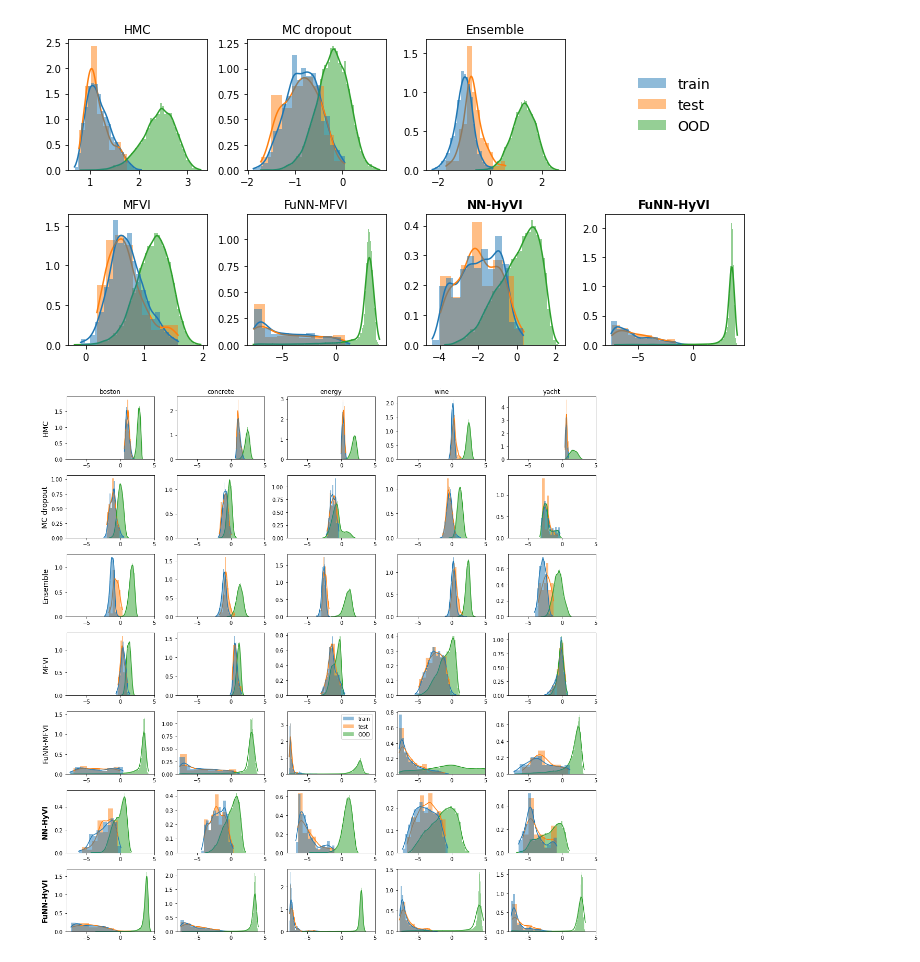
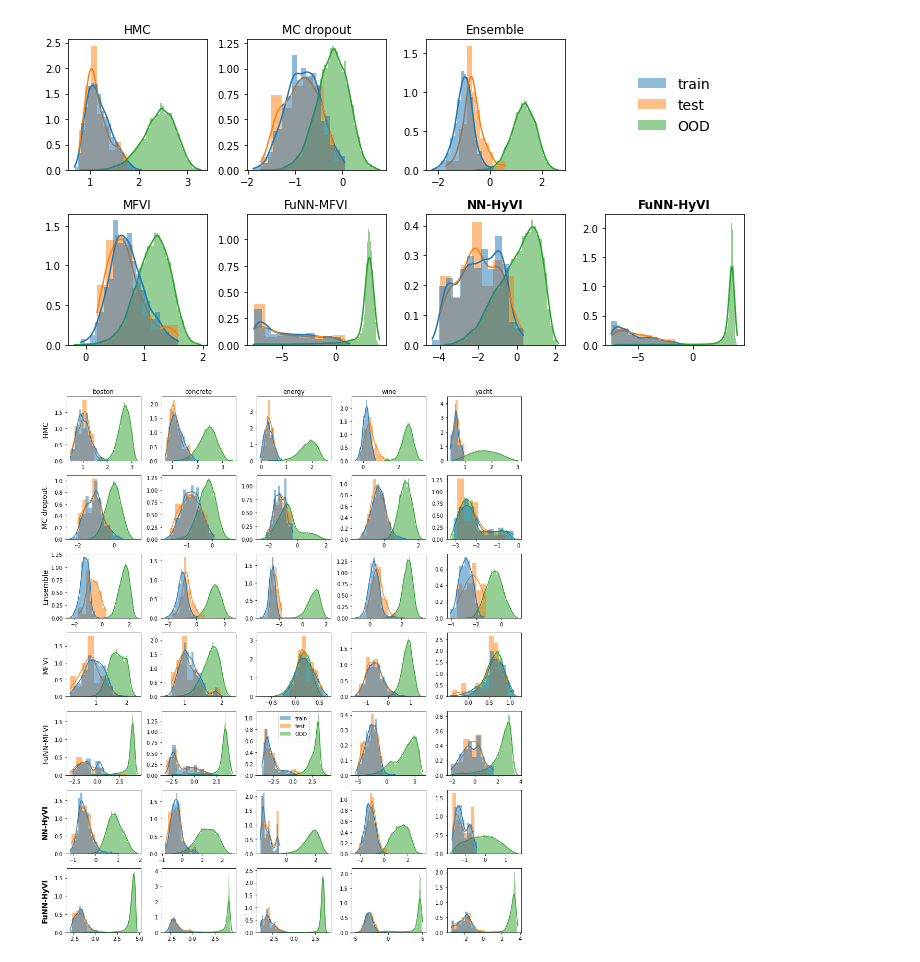
Before and after one commit to yannpequignot/IVISpaces, a Jupyter notebook: Notebooks/ICML_Exp1.ipynb, the cells around one changed output. Saved outputs shown, nothing was run; the diff lists cells and outputs as text; code cells hidden in the pictures.

```diff
--- a/Notebooks/ICML_Exp1.ipynb
+++ b/Notebooks/ICML_Exp1.ipynb
@@ -56,3 +56,13 @@ datasets, methods
   'FuNN-MFVI',
   'NN-HyVI',
   'FuNN-HyVI'])
+# %%
+methods_=['MC dropout','Ensemble','MFVI', 'FuNN-MFVI', 'NN-HyVI', 'FuNN-HyVI']
+times={}
+for dataset in datasets:
+    times.update({dataset:{}})
+    for method in methods_:
+        ts=[]
+        for split in MODELS[dataset]:
+            ts.append(split[1][method][2])
+        times[dataset].update({method:np.mean(ts)})
@@ -1315,10 +1340,10 @@ parameters = {'axes.labelsize':14,
               'ytick.labelsize' : 10,
               'figure.titlesize':14}
 plt.rcParams.update(parameters)
-Hs=torch.load(path+'_epist_H_10k.pt')
+Hs=torch.load(path+'_epist_VAR_10k.pt')
 n_datasets=len(datasets)
 n_methods=len(methods)
-fig,ax=plt.subplots(n_methods,n_datasets,figsize=(15,15),squeeze=False)
+fig,ax=plt.subplots(n_methods,n_datasets,figsize=(13,15),squeeze=False)
 
 data_type=['train','test', 'OOD']
 #data_type=['train+test', 'OOD']
@@ -1331,42 +1356,50 @@ for dataset in datasets:
     m=0
     max_var=[]
     ax[m,d].set_title(dataset)
+    H_dataset=[]
     for method in methods:
         H_=Hs[dataset][method][split]
         H=[H_[0],H_[1], H_[2]]
-
+        H_dataset.append(torch.cat(H))
         #for i in range(len(H)):
         #data=pd.DataFrame([pd.DataFrame(H[i].cpu(), columns=[data_type[i]]) for i in range(3)], columns=['type'])
         #print(data)
         #print(data)
  #       data=pd.concat([pd.Series(H[0].cpu(),name='train'),pd.Series(H[1].cpu(),name='test'),pd.Series(H[2].cpu(),name='OOD')], axis=0, join='inner')
 #        print(data)
         for i in range(len(H)):
             max_var.append(H[i].max().cpu())
-            sns.histplot(H[i].cpu(), stat='density', lw=0,alpha = .5, kde=True, color=cmap(i), label=data_type[i],ax=ax[m,d], zorder=3-i)#, color=colors[i])#, hist=False, norm_hist=True)#color=colors[i],
+            sns.histplot(0.5*torch.log(2*math.pi*math.e*H[i]**2).cpu(), stat='density', lw=0,alpha = .5, kde=True, color=cmap(i), label=data_type[i],ax=ax[m,d], zorder=3-i)#, color=colors[i])#, hist=False, norm_hist=True)#color=colors[i],
+            #sns.histplot(H[i].cpu(), stat='density', lw=0,alpha = .5, kde=True, color=cmap(i), label=data_type[i],ax=ax[m,d], zorder=3-i)#, color=colors[i])#, hist=False, norm_hist=True)#color=colors[i],
             #sns.ecdfplot(H[i].cpu(),color=cmap(i), label=data_type[i],ax=ax[m,d],lw=2, alpha=.7)#, color=colors[i])#, hist=False, norm_hist=True)#color=colors[i],
 
         if (m,d) == (4,2):
             ax[m,d].legend()#.remove()
         ax[m,d].set_ylabel('')
-        ax[m,d].set_xlim(left=-8, right=5)
 
         if d ==0:
             if method=='FuNN-HyVI' or method== 'NN-HyVI':
                 ax[m,d].set_ylabel(method, {'fontweight':'bold'})
             else:
                 ax[m,d].set_ylabel(method)
         m+=1
+
 #     for m in range(n_methods):
 #         ax[m,d].set_xlim(left=0., right=3)#np.max(max_var))
+    H_alldatasets=0.5*torch.log(2*math.pi*math.e*torch.cat(H_dataset)**2)
+    H_min=H_alldatasets.min()#quantile(.01)
+    H_max=H_alldatasets.max()#quantile(.95)
+#     for m in range(len(methods)):
+#         ax[m,d].set_xlim(left=H_min.item(), right=H_max.item())
+
 
     d+=1
 #ax[3,2].legend(loc='upper right', prop={'size': 8})#bbox_to_anchor=(1.05, 1), loc='upper left', borderaxespad=0.)
 fig.tight_layout()
 fig.align_ylabels(ax[:, 0])
-plt.savefig(path+"_EpistEntropyDist_-{}_scaled.pdf".format(split), dpi=600)
+plt.savefig(path+"_EpistEntropyDist_-{}.pdf".format(split), dpi=600)
 #plt.subplots_adjust(top=.9)
 #plt.suptitle('Posterior Predictive Entropy Distributions')
 plt.show()
 # %% [output]
-[figure, old version]
+[figure, new version]
```
Also changed, not shown: parts of 1 cell of this notebook, 2 other files.
